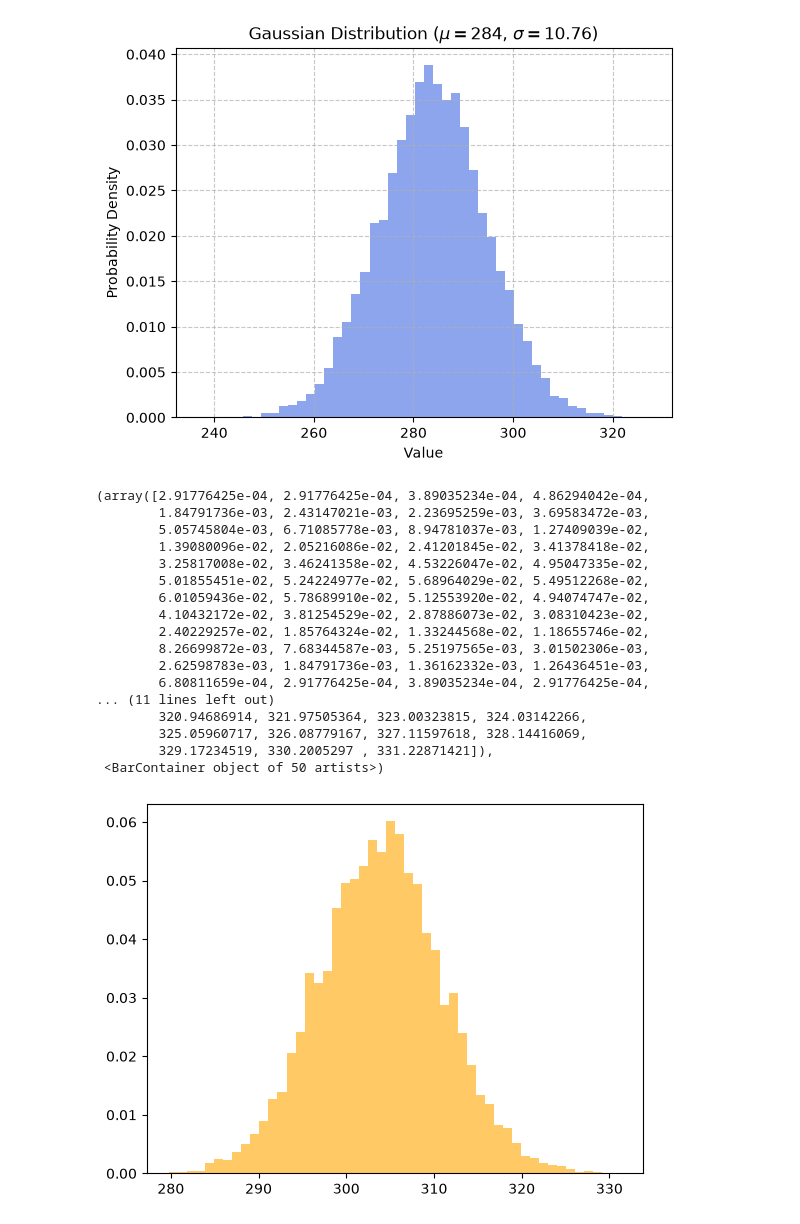
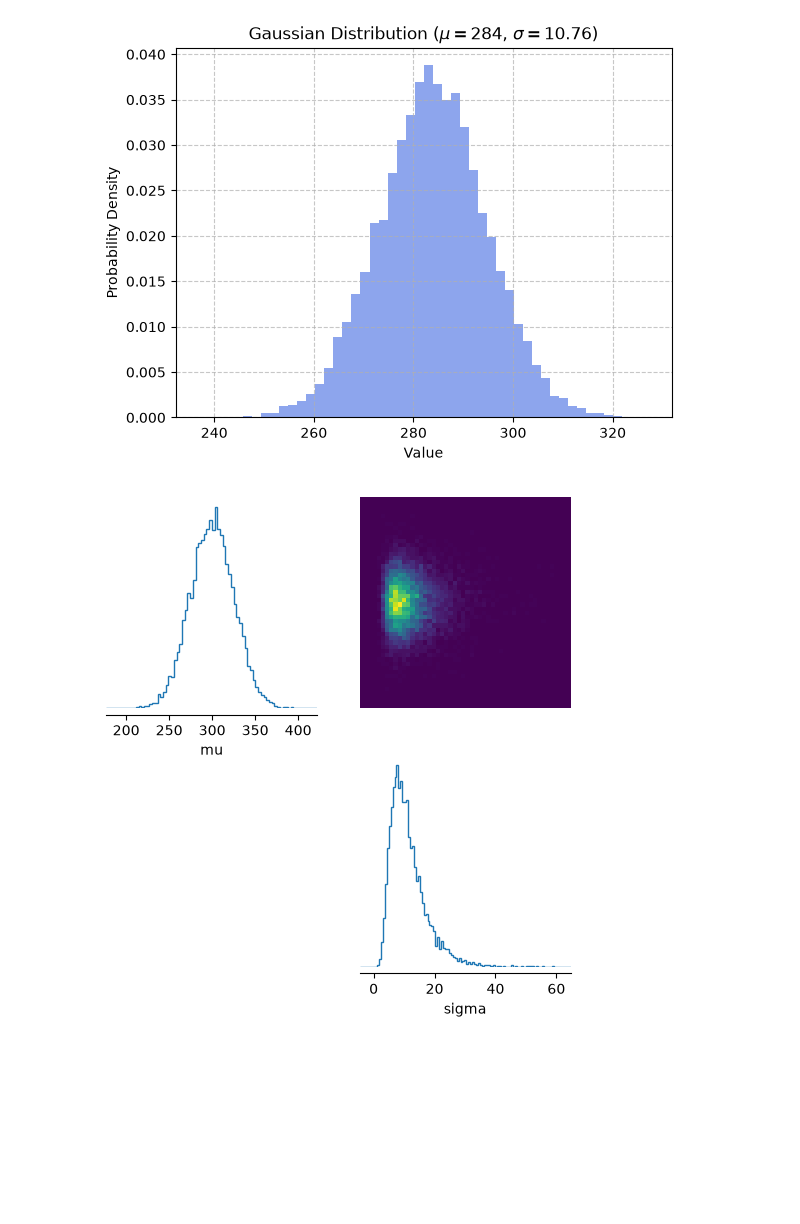
Before and after one commit to jarachisholm/SBI_clustering, a Jupyter notebook: distribution_inference.ipynb, the cells around one changed output. Saved outputs shown, nothing was run; the diff lists cells and outputs as text; code cells hidden in the pictures; blank space fills up the shorter version.

```diff
--- a/distribution_inference.ipynb
+++ b/distribution_inference.ipynb
@@ -40,26 +42,20 @@ plt.show()
 [figure]
 # %%
 # and prior
-mu_guess = 304
-sigma_guess = 7
-prior = np.random.normal(loc=mu_guess, scale=sigma_guess, size=N)
-plt.hist(prior, bins=50, density=True, alpha=0.6, color='orange')
+
+prior = MultipleIndependent([
+    Normal(torch.tensor([300.0], dtype=torch.float32),
+           torch.tensor([25.0], dtype=torch.float32)),                 # mu
+    LogNormal(torch.tensor([math.log(10.0)], dtype=torch.float32),
+              torch.tensor([0.5], dtype=torch.float32)),               # sigma
+])
+
+prior_samples = prior.sample((10000,))
+
+fig, ax = pairplot(
+    prior_samples,
+    labels=["mu", "sigma"],
+    figsize=(6, 6)
+)
 # %% [output]
-(array([2.91776425e-04, 2.91776425e-04, 3.89035234e-04, 4.86294042e-04,
-        1.84791736e-03, 2.43147021e-03, 2.23695259e-03, 3.69583472e-03,
-        5.05745804e-03, 6.71085778e-03, 8.94781037e-03, 1.27409039e-02,
-        1.39080096e-02, 2.05216086e-02, 2.41201845e-02, 3.41378418e-02,
-        3.25817008e-02, 3.46241358e-02, 4.53226047e-02, 4.95047335e-02,
-        5.01855451e-02, 5.24224977e-02, 5.68964029e-02, 5.49512268e-02,
-        6.01059436e-02, 5.78689910e-02, 5.12553920e-02, 4.94074747e-02,
-        4.10432172e-02, 3.81254529e-02, 2.87886073e-02, 3.08310423e-02,
-        2.40229257e-02, 1.85764324e-02, 1.33244568e-02, 1.18655746e-02,
-        8.26699872e-03, 7.68344587e-03, 5.25197565e-03, 3.01502306e-03,
-        2.62598783e-03, 1.84791736e-03, 1.36162332e-03, 1.26436451e-03,
-        6.80811659e-04, 2.91776425e-04, 3.89035234e-04, 2.91776425e-04,
-... (11 lines left out)
-        320.94686914, 321.97505364, 323.00323815, 324.03142266,
-        325.05960717, 326.08779167, 327.11597618, 328.14416069,
-        329.17234519, 330.2005297 , 331.22871421]),
- <BarContainer object of 50 artists>)
-[figure, old version]
+[figure, new version]
```
Also changed, not shown: parts of 7 cells of this notebook.
